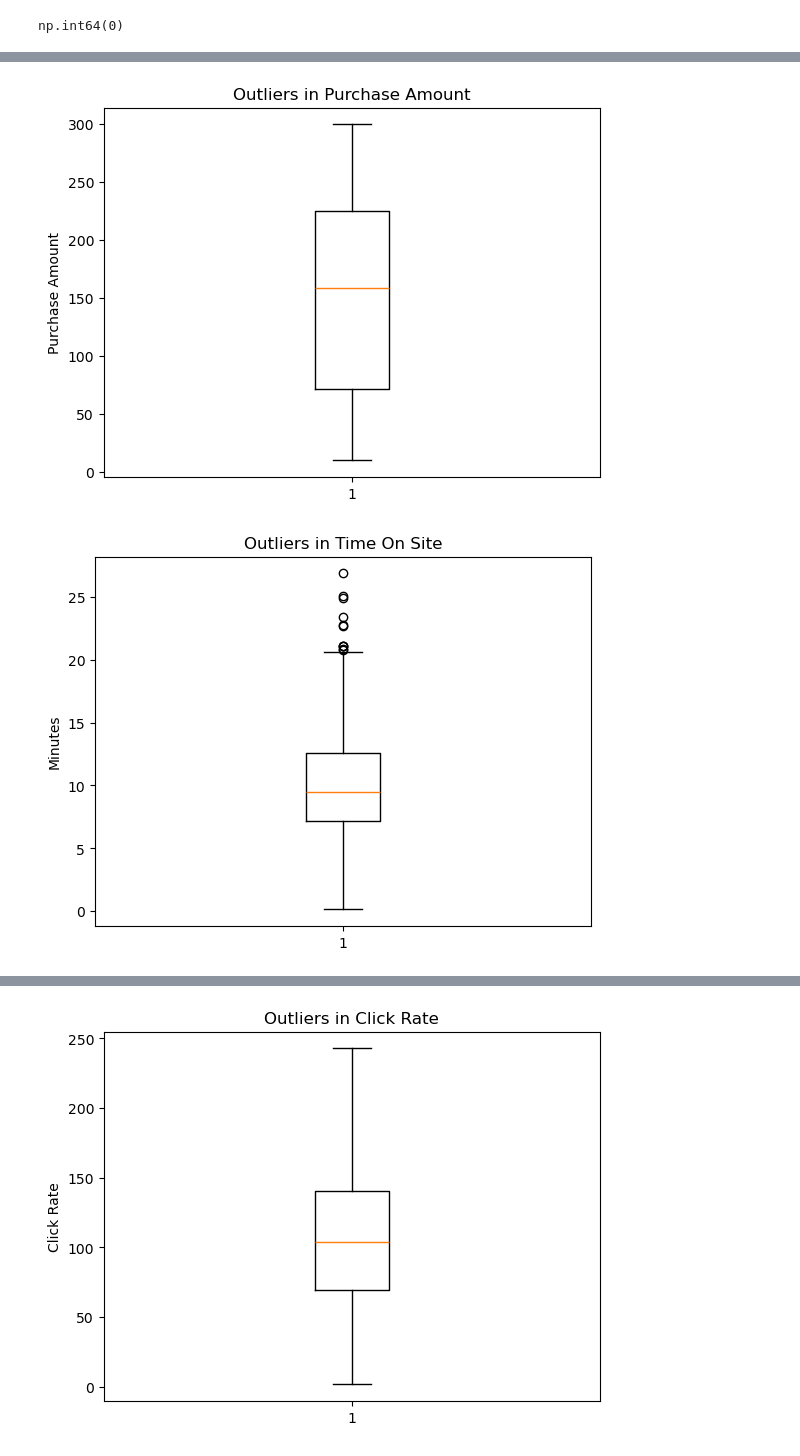
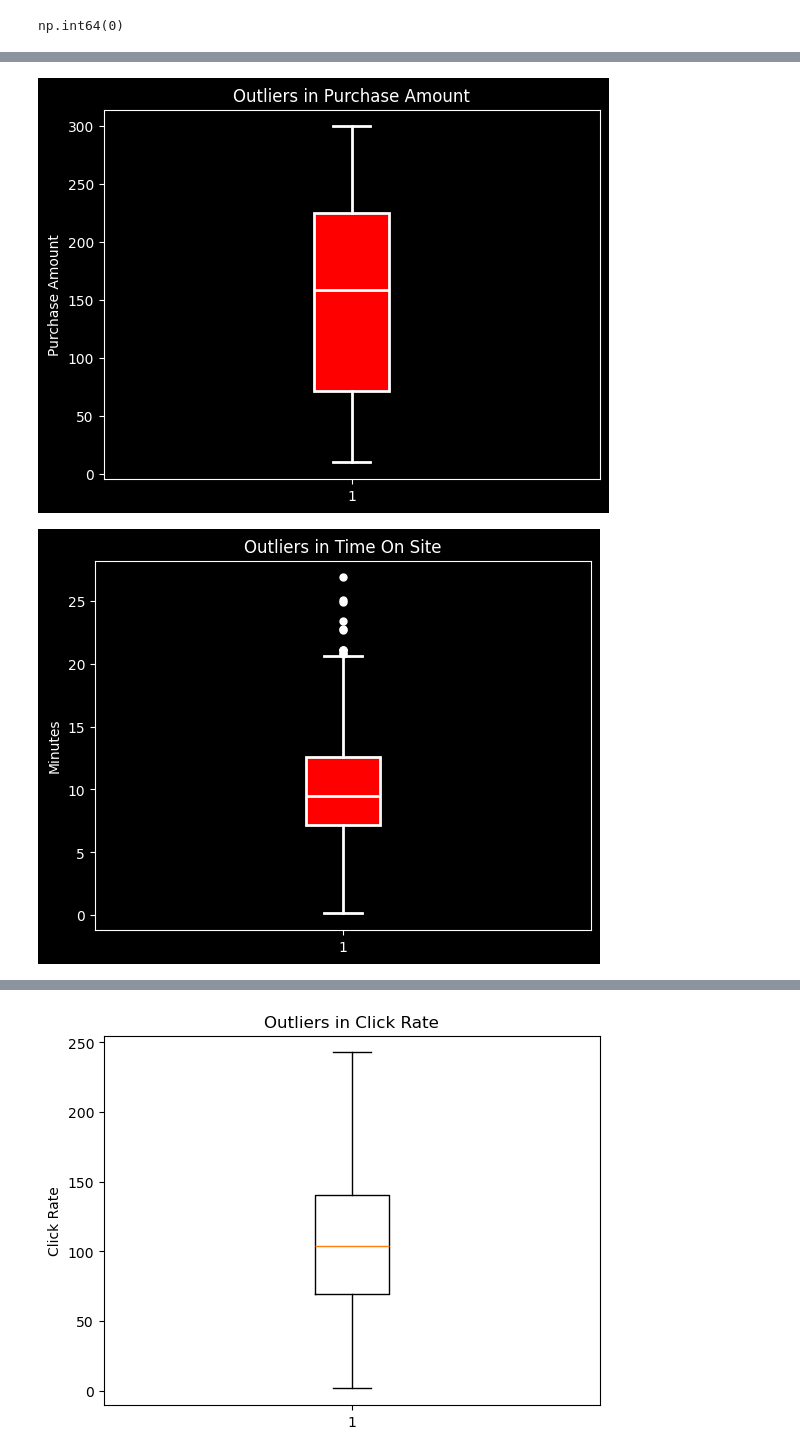
Before and after one commit to ahmadessawii06/DataScience-Project, a Jupyter notebook: main.ipynb, the cells around one changed output, grey strips where cells are left out. Saved outputs shown, nothing was run; the diff lists cells and outputs as text; code cells hidden in the pictures.

```diff
--- a/main.ipynb
+++ b/main.ipynb
@@ -283,6 +273,17 @@ dfc.describe()
 # %%
 import matplotlib.pyplot as plt
 
-dfc.boxplot(figsize=(12,6))
+plt.style.use('dark_background')
+
+dfc.boxplot(
+    figsize=(12, 6),
+    patch_artist=True,
+    boxprops=dict(facecolor='red', edgecolor='white', linewidth=2),
+    medianprops=dict(color='white', linewidth=2),
+    whiskerprops=dict(color='white', linewidth=2),
+    capprops=dict(color='white', linewidth=2)
+)
+
+plt.grid(False)
 plt.show()
 # %% [output]
@@ -332,14 +291,52 @@ dtype: object
 # %%
-plt.boxplot(dfc['PurchaseAmount'])
-plt.title("Outliers in Purchase Amount")
-plt.ylabel("Purchase Amount")
+import matplotlib.pyplot as plt
+
+plt.style.use('dark_background')
+
+plt.boxplot(
+    dfc['PurchaseAmount'],
+    patch_artist=True,
+    boxprops=dict(facecolor='red', edgecolor='white', linewidth=2),
+    medianprops=dict(color='white', linewidth=2),
+    whiskerprops=dict(color='white', linewidth=2),
+    capprops=dict(color='white', linewidth=2),
+    flierprops=dict(
+        marker='o',
+        markerfacecolor='white',
+        markeredgecolor='white',
+        markersize=5
+    )
+)
+
+plt.title("Outliers in Purchase Amount", color='white')
+plt.ylabel("Purchase Amount", color='white')
+plt.grid(False)
 plt.show()
 # %% [output]
-[figure, old version]
+[figure, new version]
 # %%
-plt.boxplot(dfc['TimeOnSite'])
-plt.title("Outliers in Time On Site")
-plt.ylabel("Minutes")
+import matplotlib.pyplot as plt
+
+plt.style.use('dark_background')
+
+plt.boxplot(
+    dfc['TimeOnSite'],
+    patch_artist=True,
+    boxprops=dict(facecolor='red', edgecolor='white', linewidth=2),
+    medianprops=dict(color='white', linewidth=2),
+    whiskerprops=dict(color='white', linewidth=2),
+    capprops=dict(color='white', linewidth=2),
+    flierprops=dict(
+        marker='o',
+        markerfacecolor='white',
+        markeredgecolor='white',
+        markersize=5
+    )
+)
+
+plt.title("Outliers in Time On Site", color='white')
+plt.ylabel("Minutes", color='white')
+plt.grid(False)
 plt.show()
 # %% [output]
-[figure, old version]
+[figure, new version]
```
Also changed, not shown: parts of 27 cells of this notebook.
